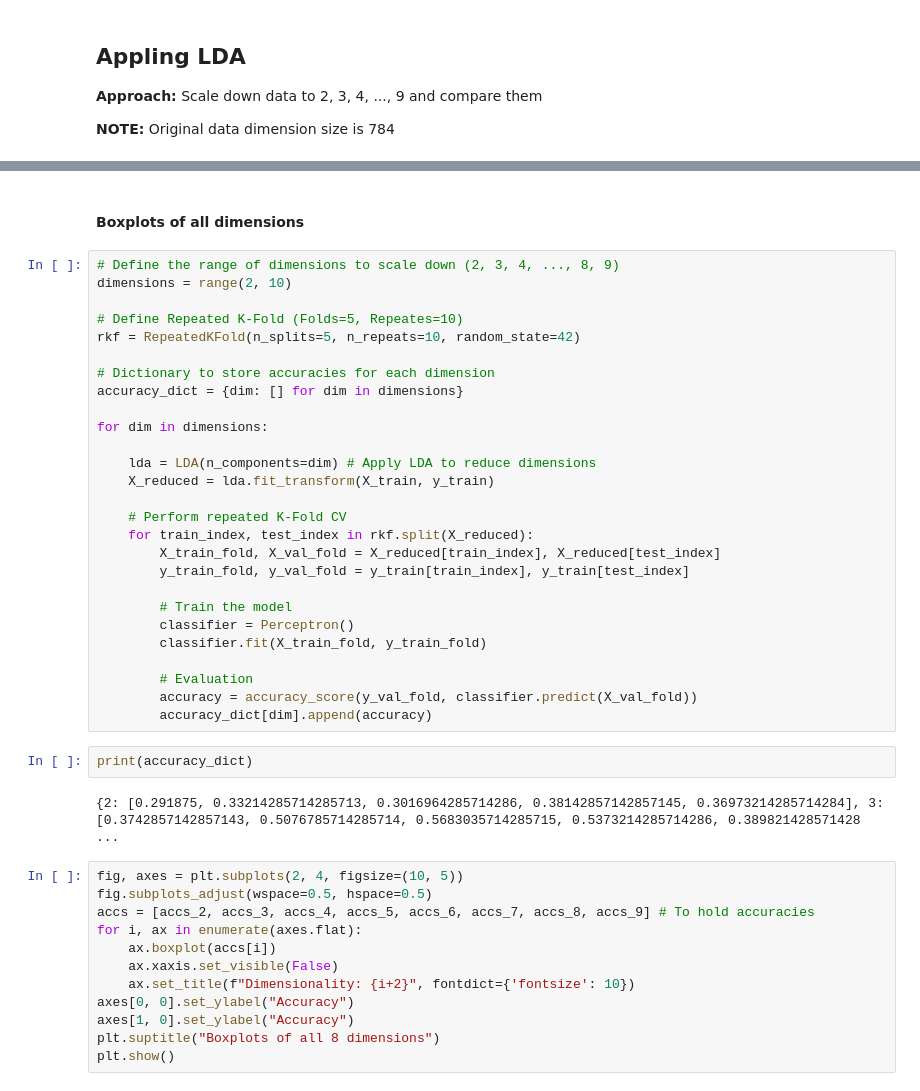
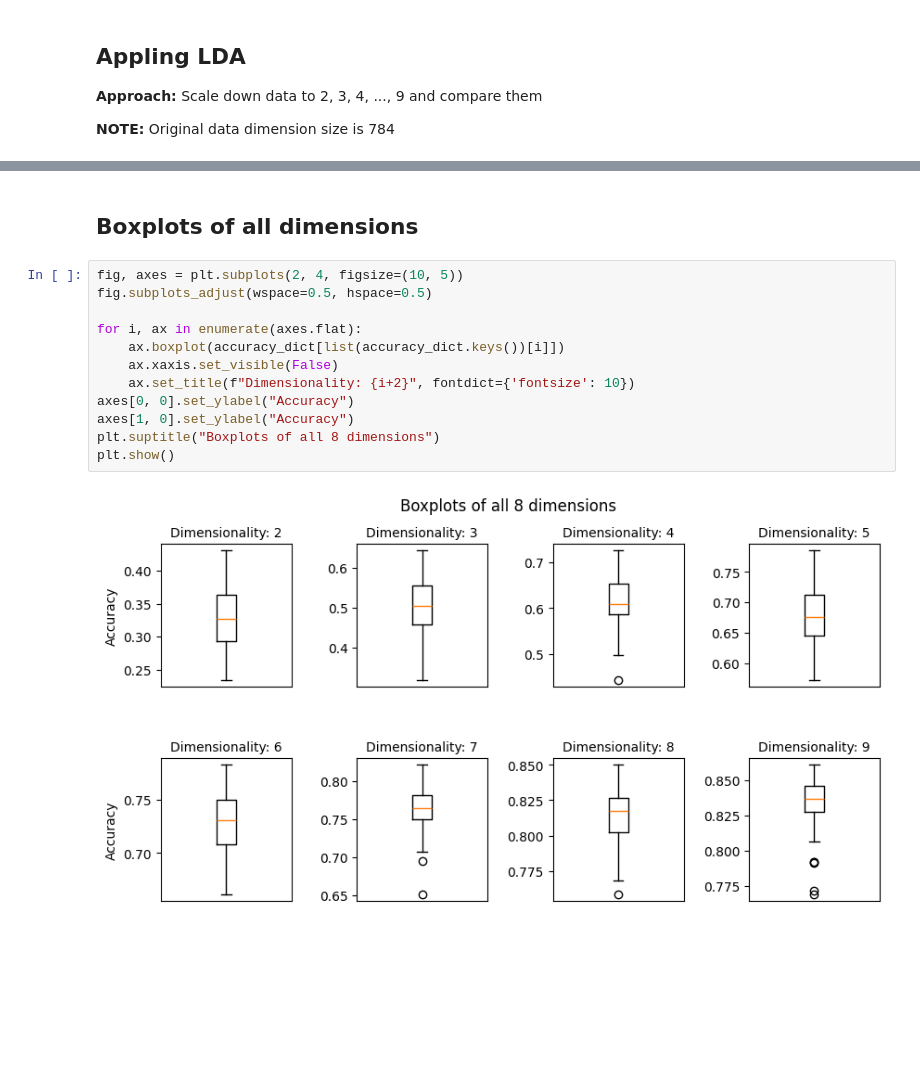
Before and after one commit to yazdanzv/ML_Project_no3, a Jupyter notebook: main.ipynb, the cells around one changed output, grey strips where cells are left out. Saved outputs shown, nothing was run; the diff lists cells and outputs as text; blank space fills up the shorter version.

Commit message:
train section and boxplot added

```diff
--- a/main.ipynb
+++ b/main.ipynb
@@ -104,45 +131,16 @@ print(y_test.shape)
 # %% [markdown]
-<h4>Boxplots of all dimensions</h4>
+<h2>Boxplots of all dimensions</h2>
-# %%
-# Define the range of dimensions to scale down (2, 3, 4, ..., 8, 9)
-dimensions = range(2, 10)
-
-# Define Repeated K-Fold (Folds=5, Repeates=10)
-rkf = RepeatedKFold(n_splits=5, n_repeats=10, random_state=42)
-
-# Dictionary to store accuracies for each dimension
-accuracy_dict = {dim: [] for dim in dimensions}
-
-for dim in dimensions:
-
-    lda = LDA(n_components=dim) # Apply LDA to reduce dimensions
-    X_reduced = lda.fit_transform(X_train, y_train)
-
-    # Perform repeated K-Fold CV
-    for train_index, test_index in rkf.split(X_reduced):
-        X_train_fold, X_val_fold = X_reduced[train_index], X_reduced[test_index]
-        y_train_fold, y_val_fold = y_train[train_index], y_train[test_index]
-
-        # Train the model
-        classifier = Perceptron()
-        classifier.fit(X_train_fold, y_train_fold)
-
-        # Evaluation
-        accuracy = accuracy_score(y_val_fold, classifier.predict(X_val_fold))
-        accuracy_dict[dim].append(accuracy)
-# %%
-print(accuracy_dict)
-# %% [output]
-{2: [0.291875, 0.33214285714285713, 0.3016964285714286, 0.38142857142857145, 0.36973214285714284], 3: [0.3742857142857143, 0.5076785714285714, 0.5683035714285715, 0.5373214285714286, 0.389821428571428 ...
 # %%
 fig, axes = plt.subplots(2, 4, figsize=(10, 5))
 fig.subplots_adjust(wspace=0.5, hspace=0.5)
-accs = [accs_2, accs_3, accs_4, accs_5, accs_6, accs_7, accs_8, accs_9] # To hold accuracies
+
 for i, ax in enumerate(axes.flat):
-    ax.boxplot(accs[i])
+    ax.boxplot(accuracy_dict[list(accuracy_dict.keys())[i]])
     ax.xaxis.set_visible(False)
     ax.set_title(f"Dimensionality: {i+2}", fontdict={'fontsize': 10})
 axes[0, 0].set_ylabel("Accuracy")
 axes[1, 0].set_ylabel("Accuracy")
 plt.suptitle("Boxplots of all 8 dimensions")
 plt.show()
+# %% [output]
+[figure, added]
```
Also changed, not shown: parts of 1 cell of this notebook.
